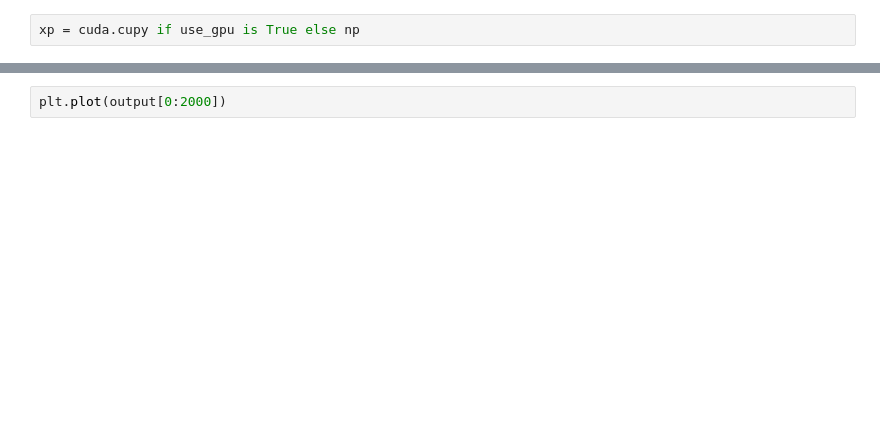
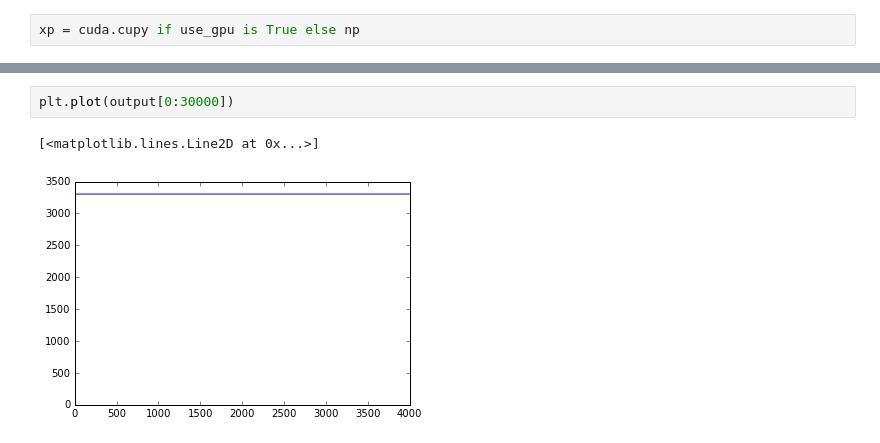
Before and after one commit to haretaro/ichiyo, a Jupyter notebook: net/train2.ipynb, the cells around one changed output, grey strips where cells are left out. Cells and saved outputs as stored; diff of their text form; blank space fills up the shorter version.

```diff
--- a/net/train2.ipynb
+++ b/net/train2.ipynb
@@ -95,2 +115,5 @@ output = evaluate(model)
 # %%
-plt.plot(output[0:2000])
+plt.plot(output[0:30000])
+# %% [output]
+[<matplotlib.lines.Line2D at 0x...>]
+[figure, added]
```
Also changed, not shown: parts of 6 cells of this notebook, 1 other file.
